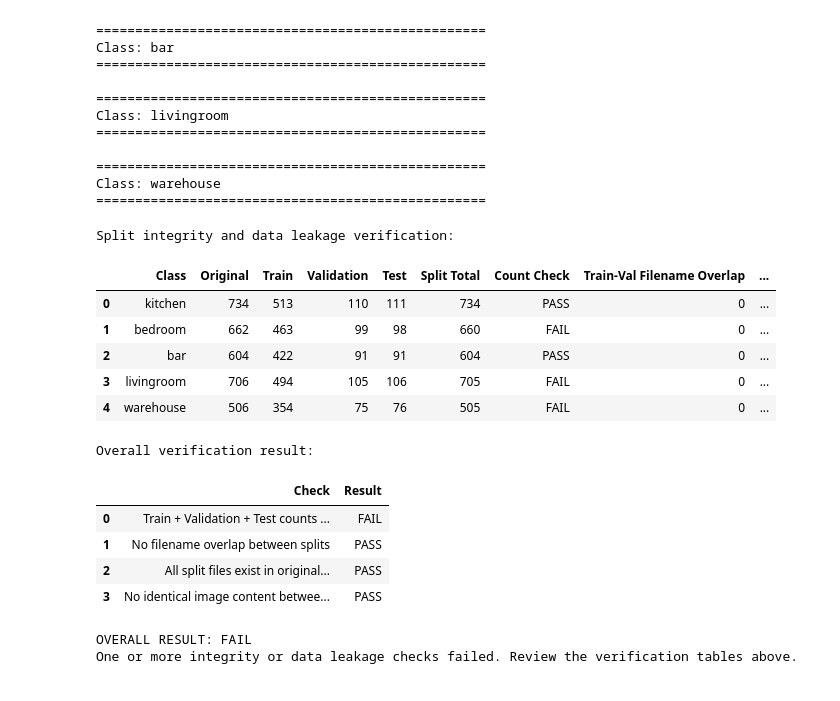
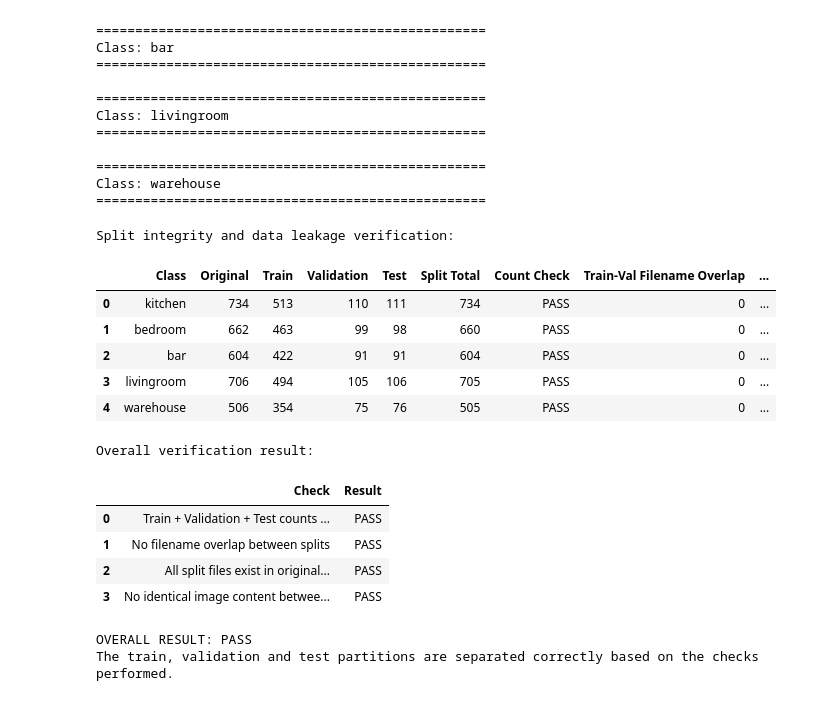
Before and after one commit to ThumulaRumesh/Smart-Homes---Indoor-Scene-Recognition-from-Images---CNN, a Jupyter notebook: 02_Data_Splitting.ipynb, the cells around one changed output. Cells and saved outputs as stored; diff of their text form; code cells hidden in the pictures.

Commit message:
Finalized Data Splitting and Data Leakage

```diff
--- a/02_Data_Splitting.ipynb
+++ b/02_Data_Splitting.ipynb
@@ -1075,10 +1075,24 @@ for class_name in classes:
         + len(test_files)
     )
 
-    count_matches = (
-        total_split_count
-        == len(original_files)
-    )
+    # Intentionally removed duplicate images, recorded by class and split
+    removed_duplicates = {
+        ("bedroom", "test"): 2,
+        ("livingroom", "validation"): 1,
+        ("warehouse", "validation"): 1 }
+
+    # Calculate the number removed from the current class
+    removed_count = sum(
+        number_removed
+        for (removed_class, split_name), number_removed
+        in removed_duplicates.items()
+        if removed_class == class_name )
+
+    # Expected total after removing duplicate images
+    expected_count = len(original_files) - removed_count
+
+    # Verify the total against the expected count
+    count_matches = ( total_split_count == expected_count )
 
 
     # --------------------------------------------------
@@ -1195,37 +1209,37 @@ for class_name in classes:
             len(validation_missing_from_original),
 
         "Test Missing From Original":
             len(test_missing_from_original),
 
         "Train-Val Hash Overlap":
             len(train_validation_hash_overlap),
 
         "Train-Test Hash Overlap":
             len(train_test_hash_overlap),
 
         "Val-Test Hash Overlap":
             len(validation_test_hash_overlap)
     })
 
 
 # --------------------------------------------------
 # 9. Display class-level verification results
 # --------------------------------------------------
 
 split_integrity_df = pd.DataFrame(
     integrity_rows
 )
 
 print("Split integrity and data leakage verification:")
 display(split_integrity_df)
 # %% [output]
 Split integrity and data leakage verification:
 |  | Class | Original | Train | Validation | Test | Split Total | Count Check | Train-Val Filename Overlap | ... |
 | 0 | kitchen | 734 | 513 | 110 | 111 | 734 | PASS | 0 | ... |
-| 1 | bedroom | 662 | 463 | 99 | 98 | 660 | FAIL | 0 | ... |
+| 1 | bedroom | 662 | 463 | 99 | 98 | 660 | PASS | 0 | ... |
 | 2 | bar | 604 | 422 | 91 | 91 | 604 | PASS | 0 | ... |
-| 3 | livingroom | 706 | 494 | 105 | 106 | 705 | FAIL | 0 | ... |
-| 4 | warehouse | 506 | 354 | 75 | 76 | 505 | FAIL | 0 | ... |
+| 3 | livingroom | 706 | 494 | 105 | 106 | 705 | PASS | 0 | ... |
+| 4 | warehouse | 506 | 354 | 75 | 76 | 505 | PASS | 0 | ... |
 # %%
 # --------------------------------------------------
 # 10. Overall verification
@@ -1341,9 +1355,9 @@ else:
 # %% [output]
 Overall verification result:
 |  | Check | Result |
-| 0 | Train + Validation + Test counts ... | FAIL |
+| 0 | Train + Validation + Test counts ... | PASS |
 | 1 | No filename overlap between splits | PASS |
 | 2 | All split files exist in original... | PASS |
 | 3 | No identical image content betwee... | PASS |
-OVERALL RESULT: FAIL
-One or more integrity or data leakage checks failed. Review the verification tables above.
+OVERALL RESULT: PASS
+The train, validation and test partitions are separated correctly based on the checks performed.
```
